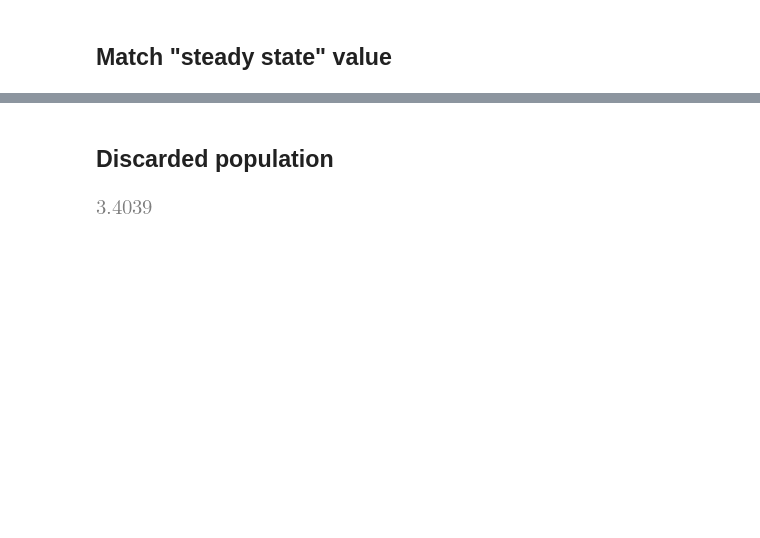
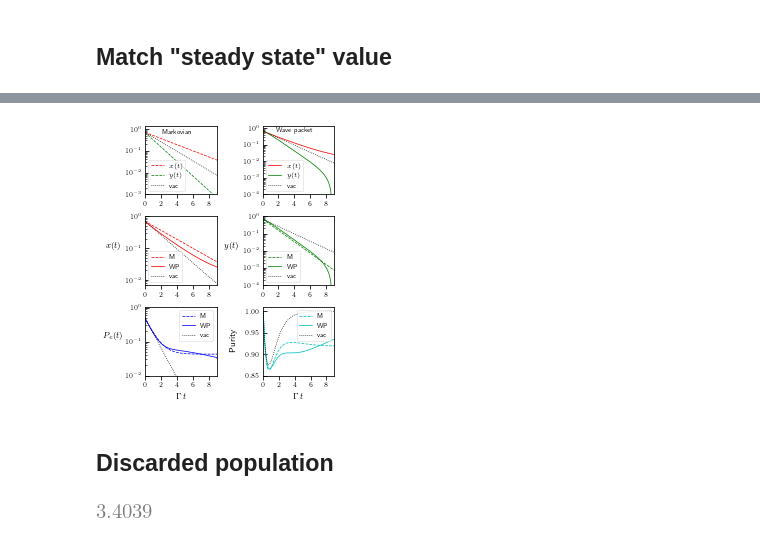
Before and after one commit to CQuIC/pysme, a Jupyter notebook: notebooks/figures.ipynb, the cells around one changed output, grey strips where cells are left out. Saved outputs shown, nothing was run; the diff lists cells and outputs as text; code cells hidden in the pictures; blank space fills up the shorter version.

```diff
--- a/notebooks/figures.ipynb
+++ b/notebooks/figures.ipynb
@@ -198,11 +199,11 @@ lt_pur_dat = pickle.load(open(filename, "rb"))
 
 fig, axs = plt.subplots(nrows=3,ncols=2, figsize=(SINGLE_COL_WIDTH, 4), sharey=False)
 
-axs[0,0].semilogy(lt_pur_dat['times'], lt_pur_dat['xm'], label='X',linestyle='--',color='r')
-axs[0,0].semilogy(lt_pur_dat['times'], lt_pur_dat['ym'], label='Y',linestyle='--',color='g')
+axs[0,0].semilogy(lt_pur_dat['times'], lt_pur_dat['xm'], label=r'$x(t)$',linestyle='--',color='r')
+axs[0,0].semilogy(lt_pur_dat['times'], lt_pur_dat['ym'], label=r'$y(t)$',linestyle='--',color='g')
 axs[0,0].semilogy(lt_pur_dat['times'], lt_pur_dat['vac_x'], label='vac',linestyle=':',color='k')
 #axs[1].set_ylabel(r'$\langle Y \rangle$',rotation=0,labelpad=14)
-axs[0,0].set_ylabel(r'Markovian',labelpad=8)
+axs[0,0].text(4, 1,r'Markovian', verticalalignment='top', horizontalalignment='center')
 axs[0,0].set_xlim([0,9.])
 axs[0,0].set_xticks([0,2,4,6,8])
 axs[0,0].set_ylim([1e-3,1.4])
@@ -212,10 +213,10 @@ axs[0,0].tick_params(axis='y',which='both',direction='in')
 legy = axs[0,0].legend()
 legy.get_frame().set_linewidth(0.5)
 
-axs[0,1].semilogy(lt_pur_dat['times'], lt_pur_dat['xwp'], label='X',linestyle='-',color='r')
-axs[0,1].semilogy(lt_pur_dat['times'], lt_pur_dat['ywp'], label='Y',linestyle='-',color='g')
+axs[0,1].semilogy(lt_pur_dat['times'], lt_pur_dat['xwp'], label=r'$x(t)$',linestyle='-',color='r')
+axs[0,1].semilogy(lt_pur_dat['times'], lt_pur_dat['ywp'], label=r'$y(t)$',linestyle='-',color='g')
 axs[0,1].semilogy(lt_pur_dat['times'], lt_pur_dat['vac_x'], label='vac',linestyle=':',color='k')
-axs[0,1].set_ylabel(r'Wave packet',labelpad=8)
+axs[0,1].text(4, 1,r'Wave packet', verticalalignment='top', horizontalalignment='center')
 axs[0,1].set_xlim([0,9])
 axs[0,1].set_xticks([0,2,4,6,8])
 #axs[0].set_ylabel(r'',rotation=0,labelpad=14)
@@ -232,7 +233,7 @@ legy.get_frame().set_linewidth(0.5)
 axs[1,0].semilogy(lt_pur_dat['times'], lt_pur_dat['xm'], label='M',linestyle='--',color='r')
 axs[1,0].semilogy(lt_pur_dat['times'], lt_pur_dat['xwp'], label='WP',linestyle='-',color='r')
 axs[1,0].semilogy(lt_pur_dat['times'], lt_pur_dat['vac_x'], label='vac',linestyle=':',color='k')
-axs[1,0].set_ylabel(r'$\langle X \rangle$',rotation=0,labelpad=12)
+axs[1,0].set_ylabel(r'$x(t)$',rotation=0,labelpad=12)
 axs[1,0].set_xlim([0,9])
 axs[1,0].set_xticks([0,2,4,6,8])
 axs[1,0].set_ylim([7e-3,1])
@@ -245,7 +246,7 @@ legy.get_frame().set_linewidth(0.5)
 axs[1,1].semilogy(lt_pur_dat['times'], lt_pur_dat['ym'], label='M',linestyle='--',color='g')
 axs[1,1].semilogy(lt_pur_dat['times'], lt_pur_dat['ywp'], label='WP',linestyle='-',color='g')
 axs[1,1].semilogy(lt_pur_dat['times'], lt_pur_dat['vac_x'], label='vac',linestyle=':',color='k')
-axs[1,1].set_ylabel(r'$\langle Y \rangle$',rotation=0,labelpad=12)
+axs[1,1].set_ylabel(r'$y(t)$',rotation=0,labelpad=12)
 
 axs[1,1].set_xlim([0,9])
 axs[1,1].set_xticks([0,2,4,6,8])
@@ -260,14 +261,14 @@ rwp_plot = np.round(lt_pur_dat['r_val_wp'],3)
 rbb_plot = np.round(lt_pur_dat['r_val_bb'],3)
 
 #axs[2,0].plot(times, xi_rect(times,a=0, b=xi_len),label=r'$\xi(t)$',linestyle='--',color='k')
+axs[2,0].semilogy(lt_pur_dat['times'], lt_pur_dat['Pem'], label='M',linestyle='--',color='b')
 axs[2,0].semilogy(lt_pur_dat['times'], lt_pur_dat['Pewp'],label='WP',linestyle='-',color='b')
-axs[2,0].semilogy(lt_pur_dat['times'], lt_pur_dat['Pem'], label='M',linestyle='--',color='b')
 axs[2,0].semilogy(lt_pur_dat['times'], lt_pur_dat['Pevac'], label='vac',linestyle=':',color='k')
 #axs[0].set_yscale('log')
 axs[2,0].set_xlim(0.0, 9)
 axs[2,0].set_xticks([0,2,4,6,8])
 axs[2,0].set_ylim(1e-2, 1.05)
-axs[2,0].set_ylabel(r'$\langle P_e \rangle $',rotation=0,labelpad=12)
+axs[2,0].set_ylabel(r'$P_e(t) $',rotation=0,labelpad=12)
 axs[2,0].set_xlabel(r'$\Gamma\, t $')
 axs[2,0].tick_params(axis='y',which='both',direction='in')
 legy = axs[2,0].legend(loc='upper right')
@@ -275,8 +276,8 @@ legy.get_frame().set_linewidth(0.5)
 
 #axs[2,1].plot(times, solns.get_purities(vac_rho(n_max)),label='WP r =' + str(rwp_plot),linestyle='-',color='c')
 #axs[2,1].plot(times, markov_soln.get_purities(),label='Markov r = ' + str(rbb_plot), linestyle='--',color='c')
+axs[2,1].plot(lt_pur_dat['times'], lt_pur_dat['Puritym'],label='M', linestyle='--',color='c')
 axs[2,1].plot(lt_pur_dat['times'], lt_pur_dat['Puritywp'],label='WP',linestyle='-',color='c')
-axs[2,1].plot(lt_pur_dat['times'], lt_pur_dat['Puritym'],label='M', linestyle='--',color='c')
 axs[2,1].plot(lt_pur_dat['times'], lt_pur_dat['Purityvac'],label='vac',linestyle=':',color='k')
 #f3_ax2.set_yscale('log')
 axs[2,1].set_xlim(-0.1, 9)
@@ -300,3 +300,4 @@ plt.savefig(name+'.pdf',bbox_inches = 'tight', pad_inches = 0.01)
+[figure, added]
 # %% [markdown]
 ## Discarded population
 # %%
```
Also changed, not shown: parts of 4 cells of this notebook.
